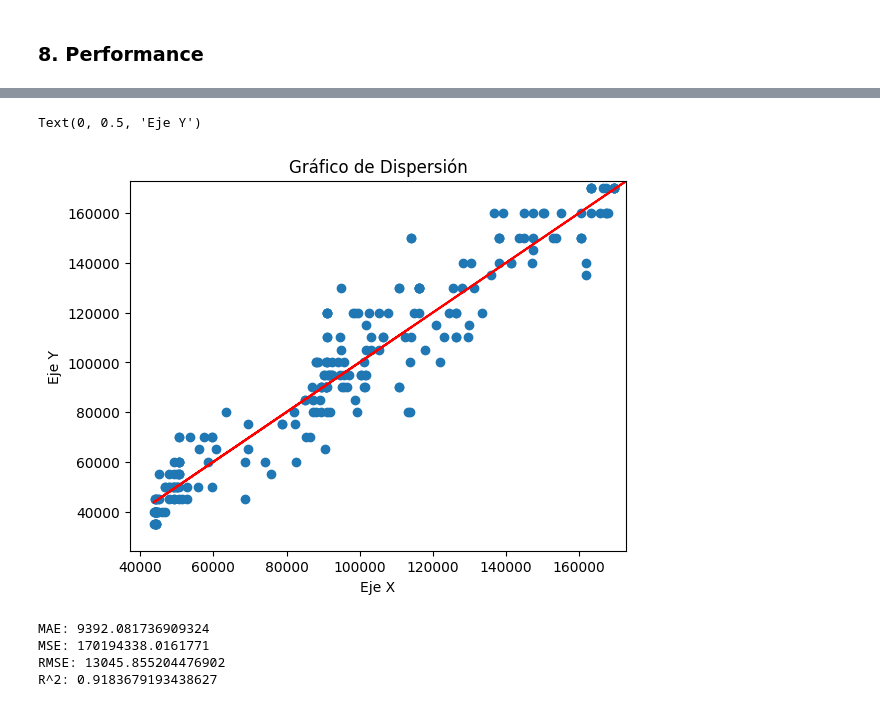
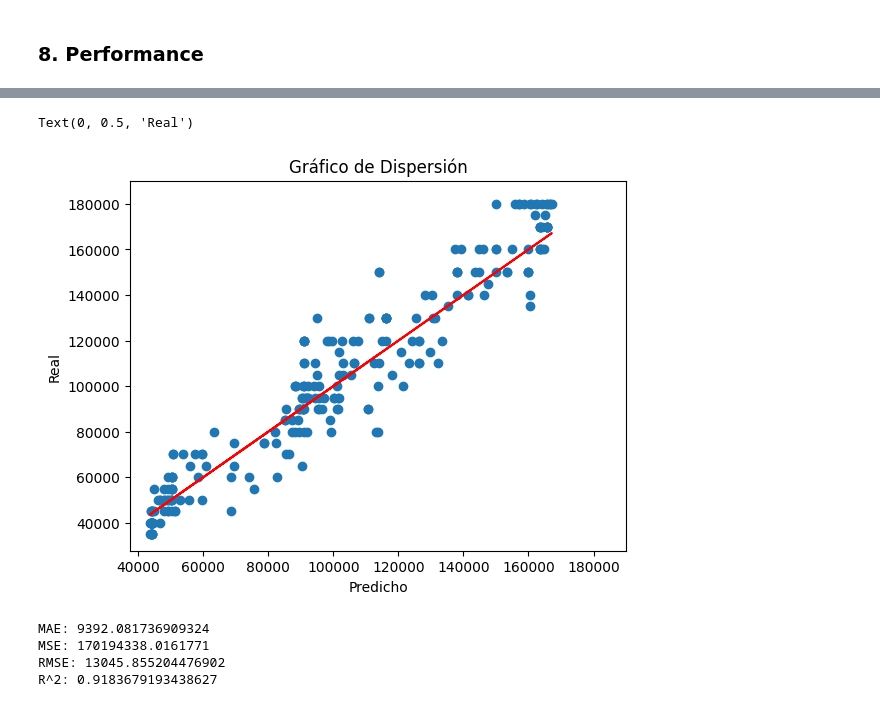
Before and after one commit to JCaballerot/Machine-Learning-Program, a Jupyter notebook: Supervised_models/KNN/Salary_prediction.ipynb, the cells around one changed output, grey strips where cells are left out. Saved outputs shown, nothing was run; the diff lists cells and outputs as text; code cells hidden in the pictures.

```diff
--- a/Supervised_models/KNN/Salary_prediction.ipynb
+++ b/Supervised_models/KNN/Salary_prediction.ipynb
@@ -66,0 +67,26 @@ test_treat  =  test_encoded.clip(lower = train_encoded - threshold * std, upper
+# %%
+
+def cut_limits(x, lower_limit, upper_limit):
+  if x > upper_limit:
+    return upper_limit
+  elif x < lower_limit:
+    return lower_limit
+  else:
+    return x
+# %%
+
+univ = train_encoded.describe(percentiles = [0.02, 0.98]).transpose()
+
+train_treat = train_encoded.copy()
+test_treat  =  test_encoded.copy()
+
+for col in univ.index:
+  print('tratamiento', col)
+  q3 = univ.loc[univ.index == col]['98%'][0]
+  q1 = univ.loc[univ.index == col]['2%'][0]
+#  upper_limit = q3 + 1.5*(q3 - q1)
+#  lower_limit = q1 - 1.5*(q3 - q1)
+  upper_limit = q3
+  lower_limit = q1
+  train_treat[col] = train_treat[col].apply(lambda x: cut_limits(x, lower_limit, upper_limit))
+  test_treat[col] = test_treat[col].apply(lambda x: cut_limits(x, lower_limit, upper_limit))
@@ -113,19 +186,19 @@ y_test_pred = knn.predict(X_test_f)
 # %%
 # Crear el gráfico de dispersión
 plt.scatter(y_test_pred, y_test)
 plt.plot(y_test_pred, y_test_pred, color='red')
 
 # Establecer el límite del eje Y como el máximo valor en el eje X
-plt.xlim(plt.xlim()[0], np.max(y_test_pred))
-plt.ylim(plt.ylim()[0], np.max(y_test_pred))
+plt.xlim(plt.xlim()[0], 190000)
+plt.ylim(plt.ylim()[0], 190000)
 
 # Personalizar el gráfico
 plt.title('Gráfico de Dispersión')
-plt.xlabel('Eje X')
-plt.ylabel('Eje Y')
+plt.xlabel('Predicho')
+plt.ylabel('Real')
 # %% [output]
-Text(0, 0.5, 'Eje Y')
+Text(0, 0.5, 'Real')
-[figure, old version]
+[figure, new version]
 # %%
 # Calcular las métricas de regresión
 mae = mean_absolute_error(y_test, y_test_pred)
```
Also changed, not shown: parts of 7 cells of this notebook.
